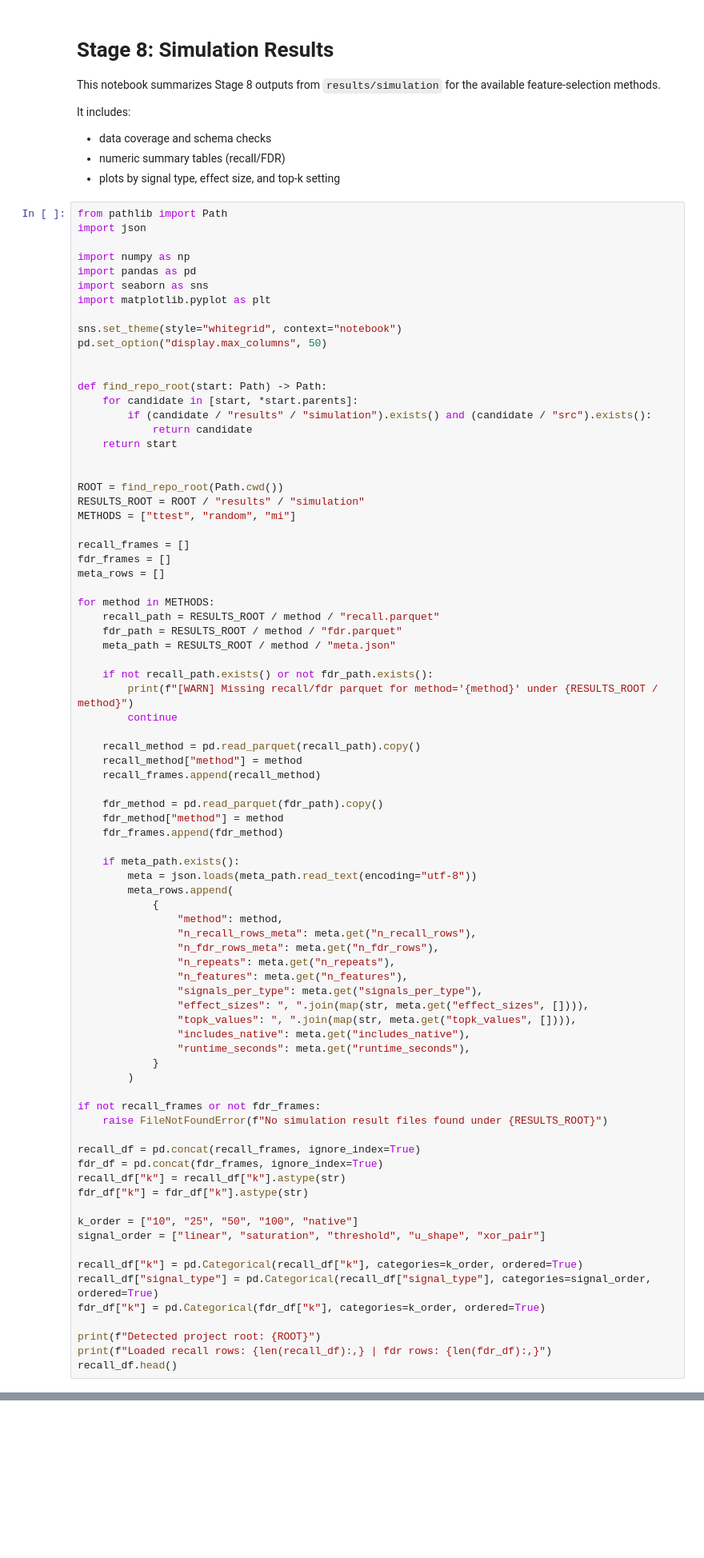
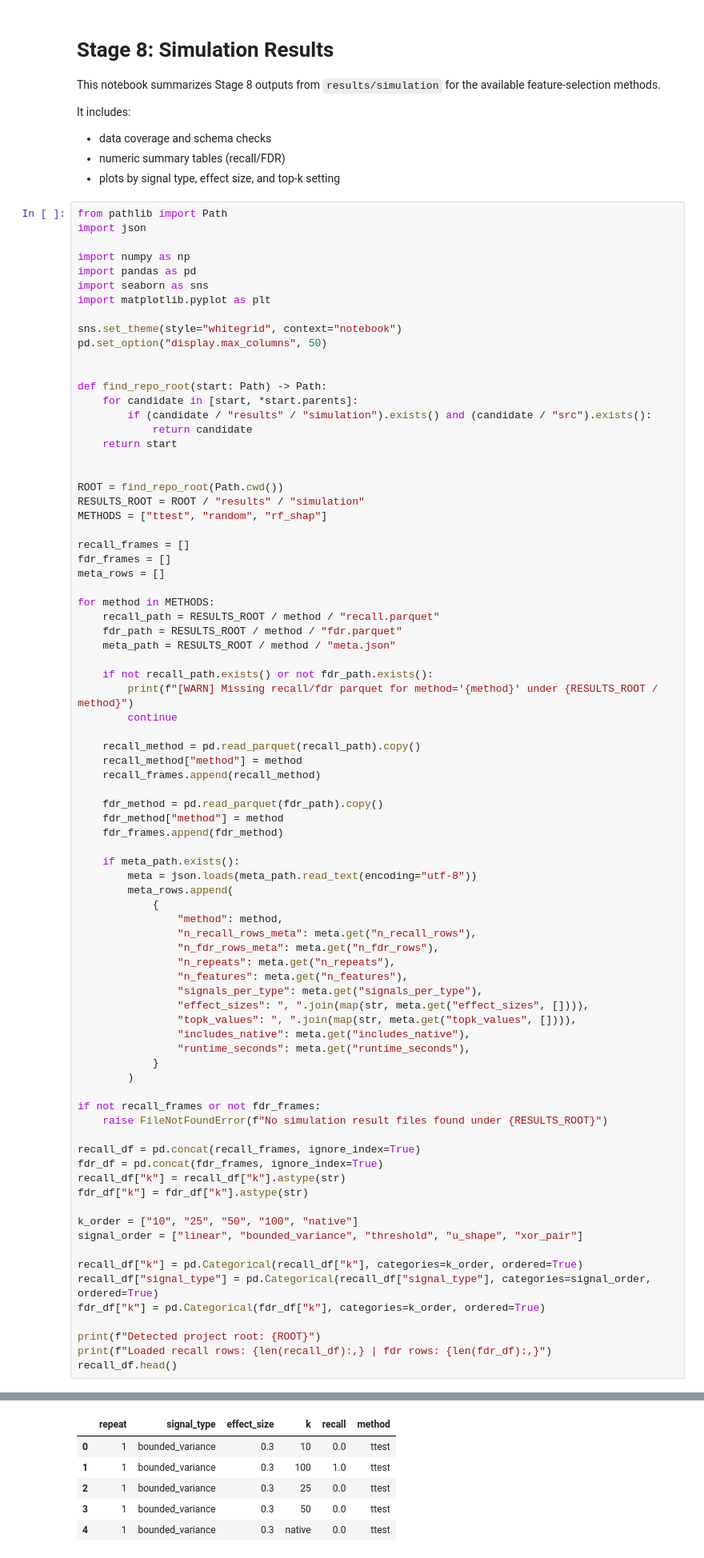
Before and after one commit to andreasjak/MSc26_Proteomics, a Jupyter notebook: notebooks/simluation_results.ipynb, the cells around one changed output, grey strips where cells are left out. Shown at 80% size. Drawn from its saved outputs; the diff is of its cells as text; blank space fills up the shorter version.

```diff
--- a/notebooks/simluation_results.ipynb
+++ b/notebooks/simluation_results.ipynb
@@ -29,7 +29,7 @@ def find_repo_root(start: Path) -> Path:
 
 ROOT = find_repo_root(Path.cwd())
 RESULTS_ROOT = ROOT / "results" / "simulation"
-METHODS = ["ttest", "random", "mi"]
+METHODS = ["ttest", "random", "rf_shap"]
 
 recall_frames = []
 fdr_frames = []
@@ -78,7 +78,7 @@ recall_df["k"] = recall_df["k"].astype(str)
 fdr_df["k"] = fdr_df["k"].astype(str)
 
 k_order = ["10", "25", "50", "100", "native"]
-signal_order = ["linear", "saturation", "threshold", "u_shape", "xor_pair"]
+signal_order = ["linear", "bounded_variance", "threshold", "u_shape", "xor_pair"]
 
 recall_df["k"] = pd.Categorical(recall_df["k"], categories=k_order, ordered=True)
 recall_df["signal_type"] = pd.Categorical(recall_df["signal_type"], categories=signal_order, ordered=True)
@@ -87,3 +87,4 @@ fdr_df["k"] = pd.Categorical(fdr_df["k"], categories=k_order, ordered=True)
 print(f"Detected project root: {ROOT}")
 print(f"Loaded recall rows: {len(recall_df):,} | fdr rows: {len(fdr_df):,}")
 recall_df.head()
+# %% [output]
@@ -90,3 +93,9 @@ recall_df.head()
+|  | repeat | signal_type | effect_size | k | recall | method |
+| 0 | 1 | bounded_variance | 0.3 | 10 | 0.0 | ttest |
+| 1 | 1 | bounded_variance | 0.3 | 100 | 1.0 | ttest |
+| 2 | 1 | bounded_variance | 0.3 | 25 | 0.0 | ttest |
+| 3 | 1 | bounded_variance | 0.3 | 50 | 0.0 | ttest |
+| 4 | 1 | bounded_variance | 0.3 | native | 0.0 | ttest |
 # %%
 meta_df = pd.DataFrame(meta_rows).set_index("method") if meta_rows else pd.DataFrame()
 
```
Also changed, not shown: parts of 7 cells of this notebook, 5 other files.
